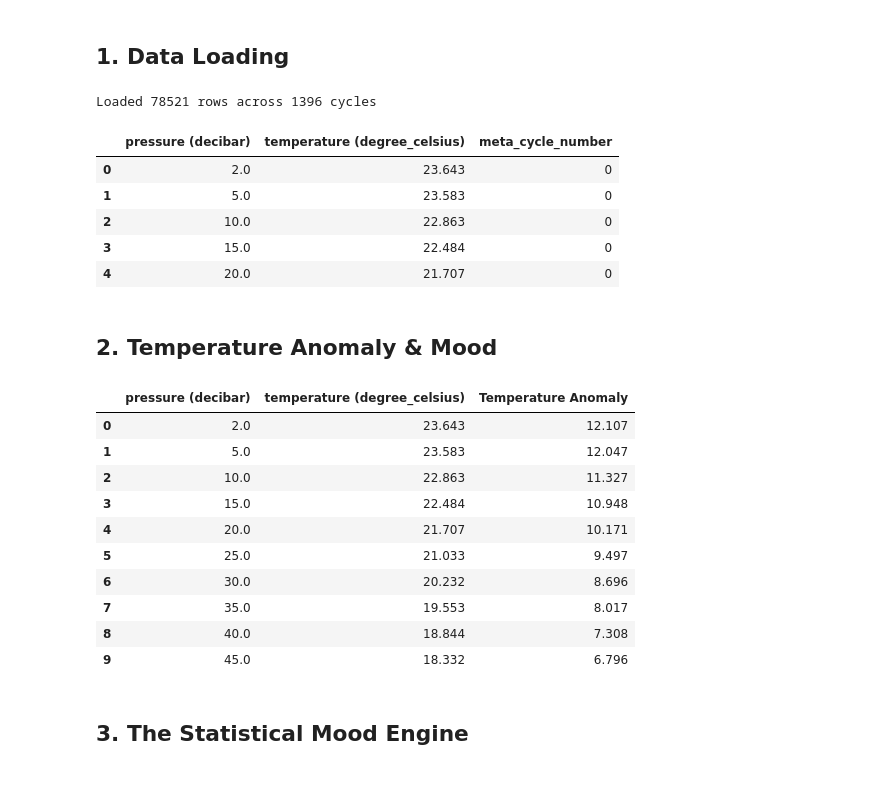
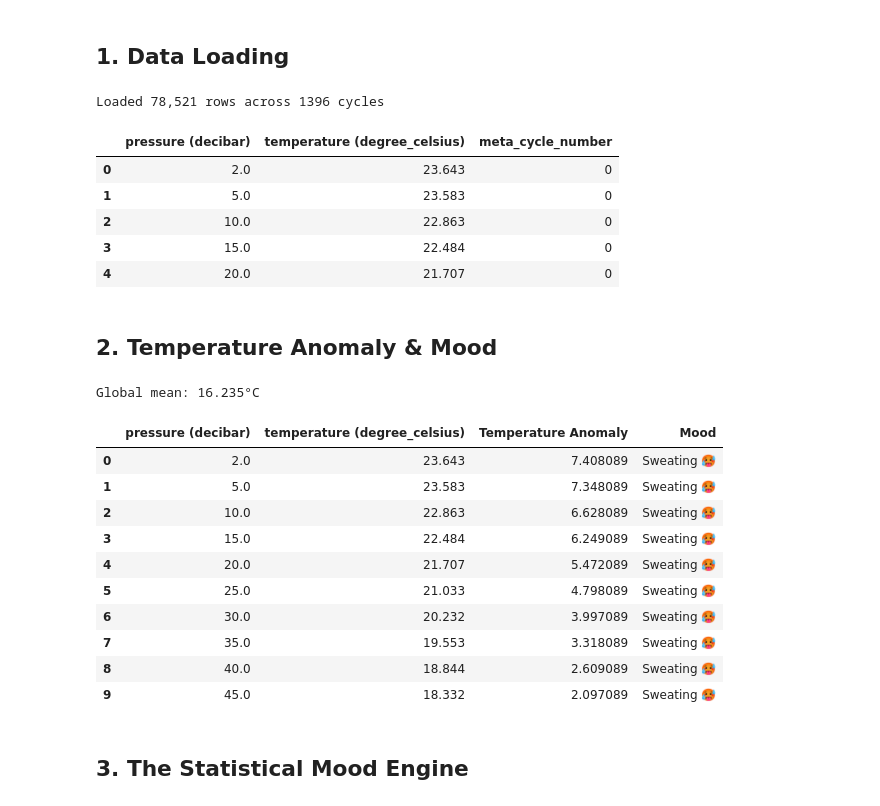
Before and after one commit to nghi-nguyen23/datahacks-argo-buddy, a Jupyter notebook: refined_mood_engine.ipynb, the cells around one changed output. Drawn from its saved outputs; the diff is of its cells as text; code cells hidden in the pictures.

```diff
--- a/refined_mood_engine.ipynb
+++ b/refined_mood_engine.ipynb
@@ -65,10 +62,14 @@ COLS = [
 df = pd.read_csv('single_argo.csv', usecols=COLS)
 df = df.dropna(subset=['temperature (degree_celsius)'])
 
-print(f"Loaded {len(df)} rows across {df['meta_cycle_number'].nunique()} cycles")
+# Precompute global stats for efficient leave-one-out baseline
+global_sum   = df['temperature (degree_celsius)'].sum()
+global_count = len(df['temperature (degree_celsius)'])
+
+print(f"Loaded {len(df):,} rows across {df['meta_cycle_number'].nunique()} cycles")
 df.head()
 # %% [output]
-Loaded 78521 rows across 1396 cycles
+Loaded 78,521 rows across 1396 cycles
 |  | pressure (decibar) | temperature (degree_celsius) | meta_cycle_number |
 | 0 | 2.0 | 23.643 | 0 |
 | 1 | 5.0 | 23.583 | 0 |
@@ -78,21 +79,33 @@ Loaded 78521 rows across 1396 cycles
 # %% [markdown]
 ## 2. Temperature Anomaly & Mood
 # %%
-df['Temperature Anomaly'] = df['temperature (degree_celsius)'] - HISTORICAL_MEAN
+global_mean = global_sum / global_count
+df['Temperature Anomaly'] = df['temperature (degree_celsius)'] - global_mean
 
-df[['pressure (decibar)', 'temperature (degree_celsius)', 'Temperature Anomaly']].head(10)
+def assign_mood(anomaly):
+    if anomaly > 0:
+        return 'Sweating 🥵'
+    elif anomaly < 0:
+        return 'Shivering 🥶'
+    else:
+        return 'Happy 😊'
+
+df['Mood'] = df['Temperature Anomaly'].apply(assign_mood)
+print(f"Global mean: {global_mean:.3f}°C")
+df[['pressure (decibar)', 'temperature (degree_celsius)', 'Temperature Anomaly', 'Mood']].head(10)
 # %% [output]
+Global mean: 16.235°C
-|  | pressure (decibar) | temperature (degree_celsius) | Temperature Anomaly |
-| 0 | 2.0 | 23.643 | 12.107 |
-| 1 | 5.0 | 23.583 | 12.047 |
-| 2 | 10.0 | 22.863 | 11.327 |
-| 3 | 15.0 | 22.484 | 10.948 |
-| 4 | 20.0 | 21.707 | 10.171 |
-| 5 | 25.0 | 21.033 | 9.497 |
-| 6 | 30.0 | 20.232 | 8.696 |
-| 7 | 35.0 | 19.553 | 8.017 |
-| 8 | 40.0 | 18.844 | 7.308 |
-| 9 | 45.0 | 18.332 | 6.796 |
+|  | pressure (decibar) | temperature (degree_celsius) | Temperature Anomaly | Mood |
+| 0 | 2.0 | 23.643 | 7.408089 | Sweating 🥵 |
+| 1 | 5.0 | 23.583 | 7.348089 | Sweating 🥵 |
+| 2 | 10.0 | 22.863 | 6.628089 | Sweating 🥵 |
+| 3 | 15.0 | 22.484 | 6.249089 | Sweating 🥵 |
+| 4 | 20.0 | 21.707 | 5.472089 | Sweating 🥵 |
+| 5 | 25.0 | 21.033 | 4.798089 | Sweating 🥵 |
+| 6 | 30.0 | 20.232 | 3.997089 | Sweating 🥵 |
+| 7 | 35.0 | 19.553 | 3.318089 | Sweating 🥵 |
+| 8 | 40.0 | 18.844 | 2.609089 | Sweating 🥵 |
+| 9 | 45.0 | 18.332 | 2.097089 | Sweating 🥵 |
 # %% [markdown]
 ## 3. The Statistical Mood Engine
 # %%
```
Also changed, not shown: parts of 8 cells of this notebook.
